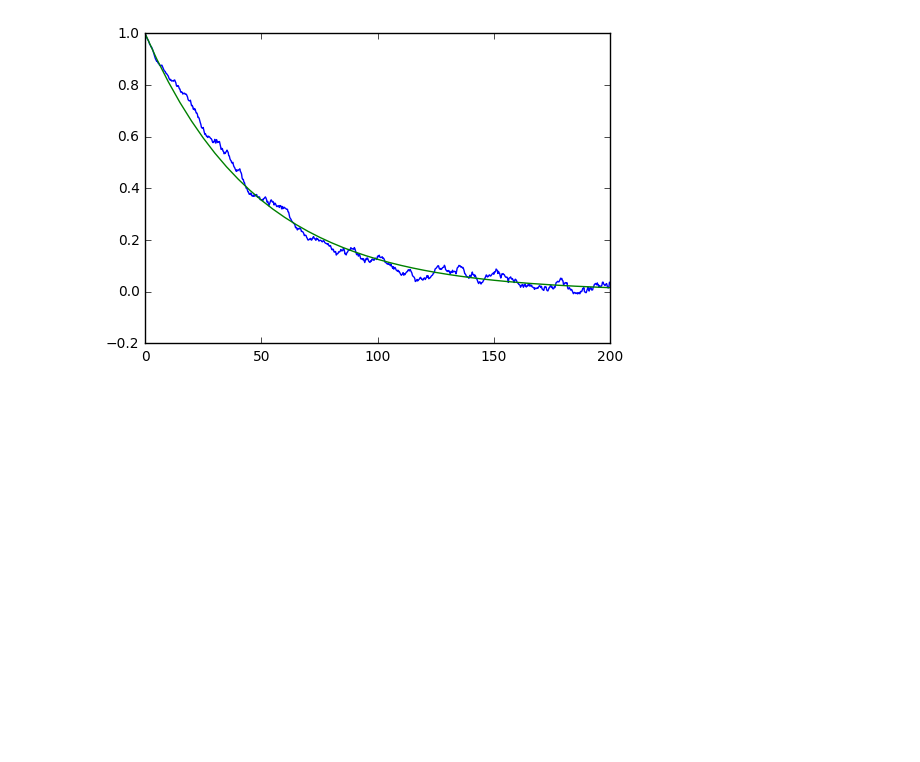
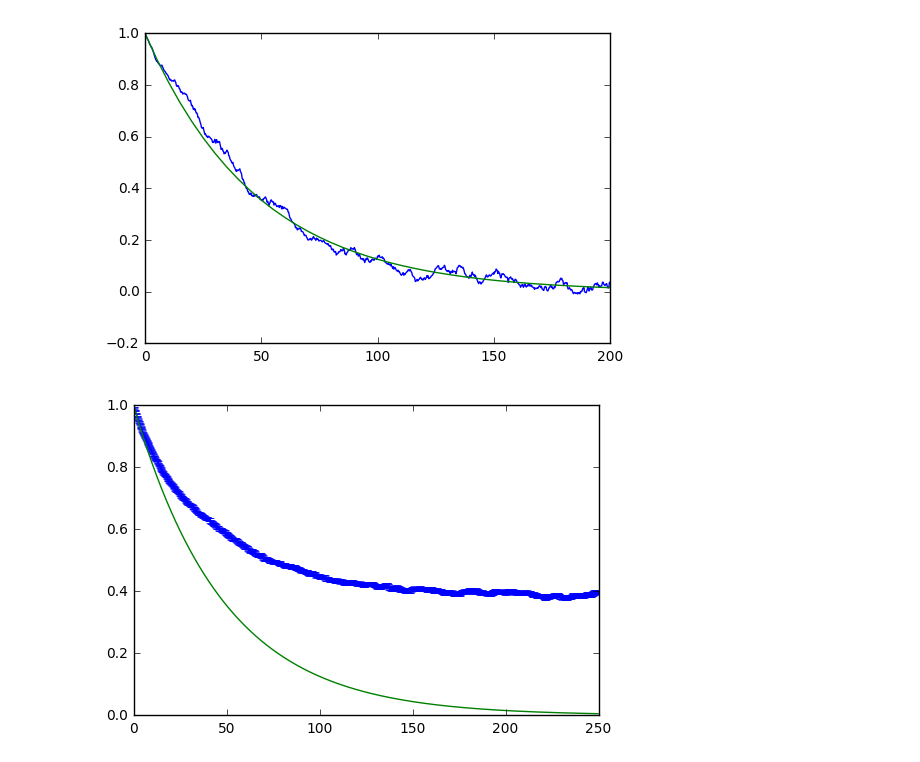
Before and after one commit to jeffmm/simcore, a Jupyter notebook: scripts/PlotDiffusion.ipynb, the cells around one changed output. Cells and saved outputs as stored; diff of their text form; code cells hidden in the pictures; blank space fills up the shorter version.

```diff
--- a/scripts/PlotDiffusion.ipynb
+++ b/scripts/PlotDiffusion.ipynb
@@ -131,8 +131,8 @@ sems=[]
 for i in xrange(len(dat[0])):
     meanOrientation.append([])
 for j in xrange(1,5):
-    f = open("/Users/jeff/Research/Simcore/diffusion_len_10_2d_"+str(j)+".log",'r')
-    #f = open("/Users/jeff/Research/Simcore/rigid_diffusion_len_10_2d_"+str(j)+".log",'r')
+    #f = open("/Users/jeff/Research/Simcore/diffusion_len_10_2d_"+str(j)+".log",'r')
+    f = open("/Users/jeff/Research/Simcore/rigid_diffusion_len_10_2d_"+str(j)+".log",'r')
     line = f.readline()
     line=line.split()
     nFilaments=len(line)-1
@@ -142,7 +142,7 @@ for j in xrange(1,5):
         dat.append([])
     for line in f:
         line=line.split()
-        time.append(float(line[0])*.0005) # multiply times delta to get simtime
+        time.append(float(line[0])*.001) # multiply times delta to get simtime
         for i in xrange(nFilaments):
             dat[i].append(np.cos(float(line[i+1])))
     f.close()
@@ -173,0 +228,10 @@ plt.show()
+# %%
+tm = np.linspace(0,time[999],1000)
+theory = lambda t: np.exp(-dRot*t)
+plt.errorbar(tm,meanOrientation,yerr=sems)
+#plt.plot(tm,meanOrientation)
+plt.plot(tm, theory(tm))
+#plt.xlim(0,200)
+plt.show()
+# %% [output]
+[figure, added]
```
Also changed, not shown: parts of 1 cell of this notebook, 19 other files.
